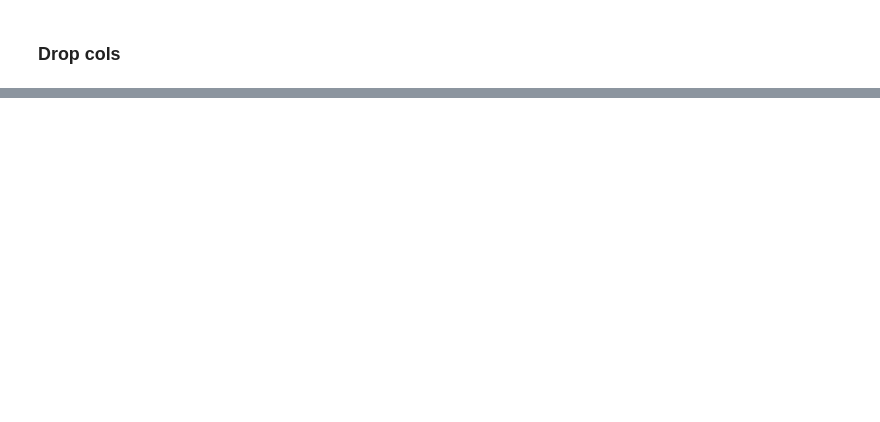
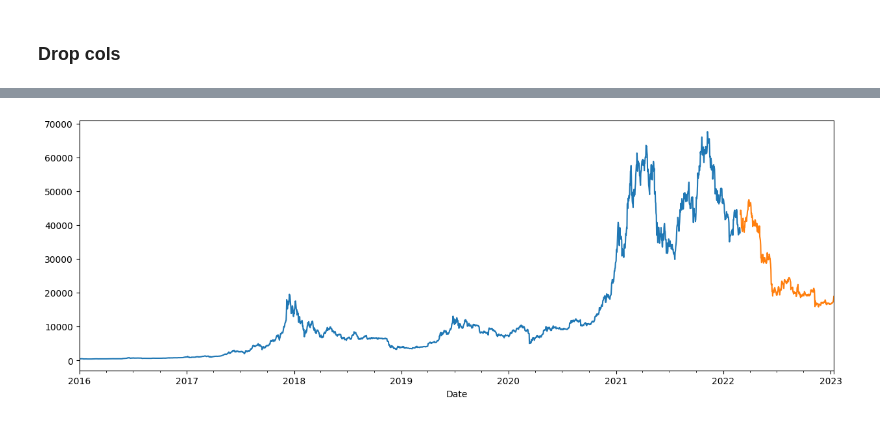
Before and after one commit to Akseluhr/ID2223-Scalable-ML, a Jupyter notebook: project/Untitled.ipynb, the cells around one changed output, grey strips where cells are left out. Drawn from its saved outputs; the diff is of its cells as text; code cells hidden in the pictures; blank space fills up the shorter version.

```diff
--- a/project/Untitled.ipynb
+++ b/project/Untitled.ipynb
@@ -99,6 +103,6 @@ print(data['Close'].corr(data['Volume']))
 # %% [markdown]
 ### Drop cols
 # %%
-data.drop(['Open', 'High', 'Low', 'Adj Close', 'Volume'])
-data.head(5)
+data.drop(columns=['Adj Close'], inplace=True)
+display(data)
 # %% [output]
@@ -105,0 +160,12 @@ KeyError: "['Open', 'High', 'Low', 'Adj Close', 'Volume'] not found in axis"
+# %%
+# Creating time series features
+def create_features(df, label=None):
+    df = df.copy()
+    df['Dayofyear'] = df.index.dayofyear
+    df['Month'] = df.index.month
+    df['Year'] = df.index.year
+
+    return df
+# %%
+data = create_features(data)
+display(data)
@@ -105,0 +187,18 @@ KeyError: "['Open', 'High', 'Low', 'Adj Close', 'Volume'] not found in axis"
+# %%
+# Split train and test and plot
+
+data = data.iloc[0:2569]
+
+
+train = data.iloc[0:2250]
+test = data.iloc[2250:len(data)]
+
+import matplotlib.pyplot as plt
+
+
+fig, ax = plt.subplots(figsize=(15,5))
+train['Close'].plot(ax=ax, label='Training Set')
+test['Close'].plot(ax=ax, label='Test Set')
+plt.show()
+# %% [output]
+[figure, added]
```
Also changed, not shown: parts of 20 cells of this notebook.
